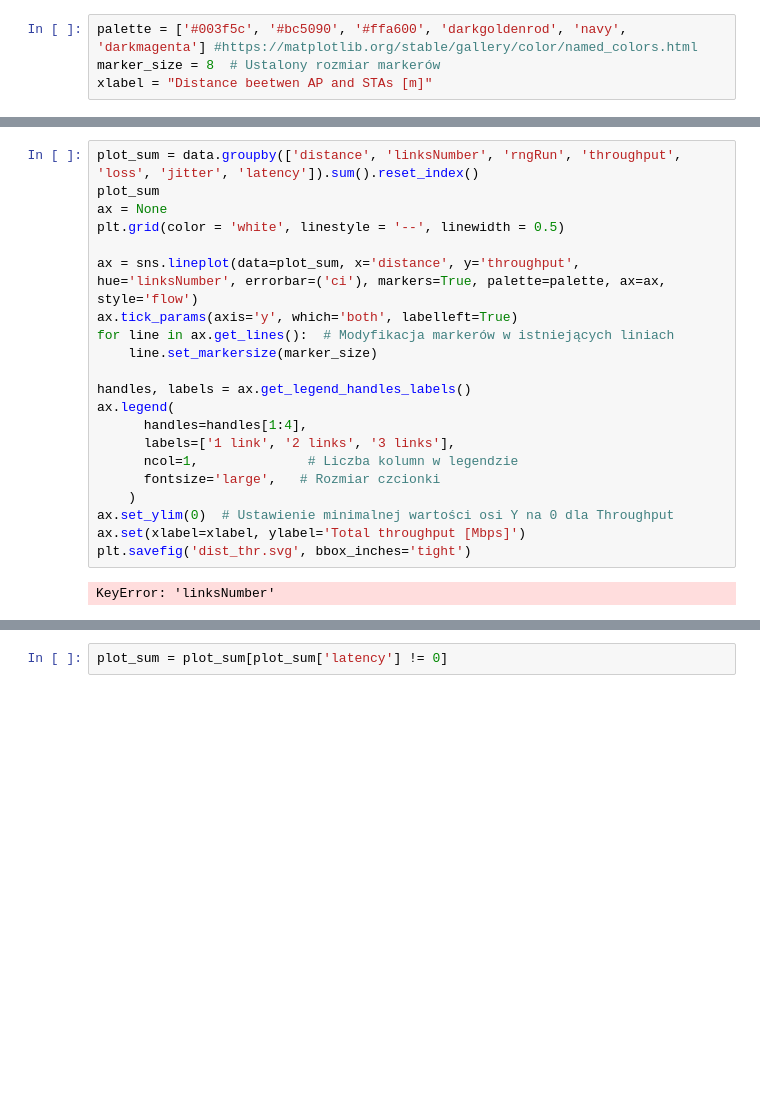
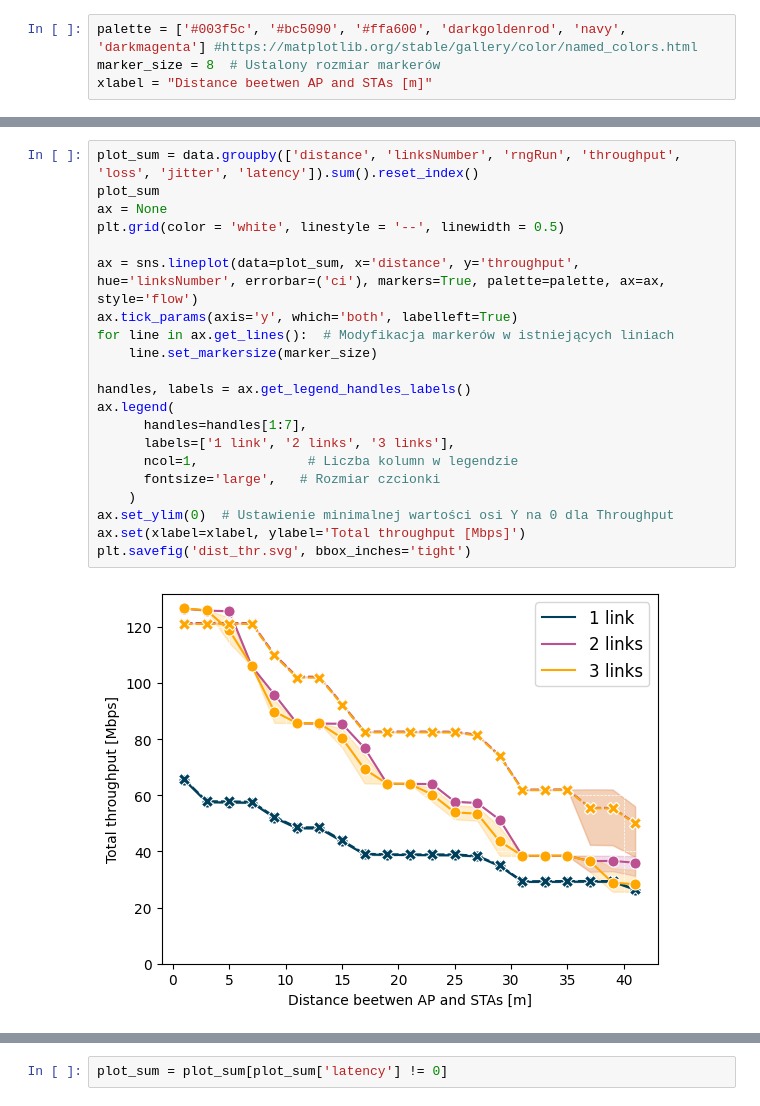
Before and after one commit to fmargul/magisterka, a Jupyter notebook: distance2.ipynb, the cells around one changed output, grey strips where cells are left out. Cells and saved outputs as stored; diff of their text form; blank space fills up the shorter version.

```diff
--- a/distance2.ipynb
+++ b/distance2.ipynb
@@ -30,26 +30,26 @@ data
 # %%
 plot_sum = data.groupby(['distance', 'linksNumber', 'rngRun', 'throughput', 'loss', 'jitter', 'latency']).sum().reset_index()
 plot_sum
 ax = None
 plt.grid(color = 'white', linestyle = '--', linewidth = 0.5)
 
 ax = sns.lineplot(data=plot_sum, x='distance', y='throughput', hue='linksNumber', errorbar=('ci'), markers=True, palette=palette, ax=ax, style='flow')
 ax.tick_params(axis='y', which='both', labelleft=True)
 for line in ax.get_lines():  # Modyfikacja markerów w istniejących liniach
     line.set_markersize(marker_size)
 
 handles, labels = ax.get_legend_handles_labels()
 ax.legend(
-      handles=handles[1:4],
+      handles=handles[1:7],
       labels=['1 link', '2 links', '3 links'],
       ncol=1,              # Liczba kolumn w legendzie
       fontsize='large',   # Rozmiar czcionki
     )
 ax.set_ylim(0)  # Ustawienie minimalnej wartości osi Y na 0 dla Throughput
 ax.set(xlabel=xlabel, ylabel='Total throughput [Mbps]')
 plt.savefig('dist_thr.svg', bbox_inches='tight')
 # %% [output]
-KeyError: 'linksNumber'
+[figure, added]
 # %%
 ax = None
 plt.grid(color = 'white', linestyle = '--', linewidth = 0.5)
```
Also changed, not shown: parts of 6 cells of this notebook.
